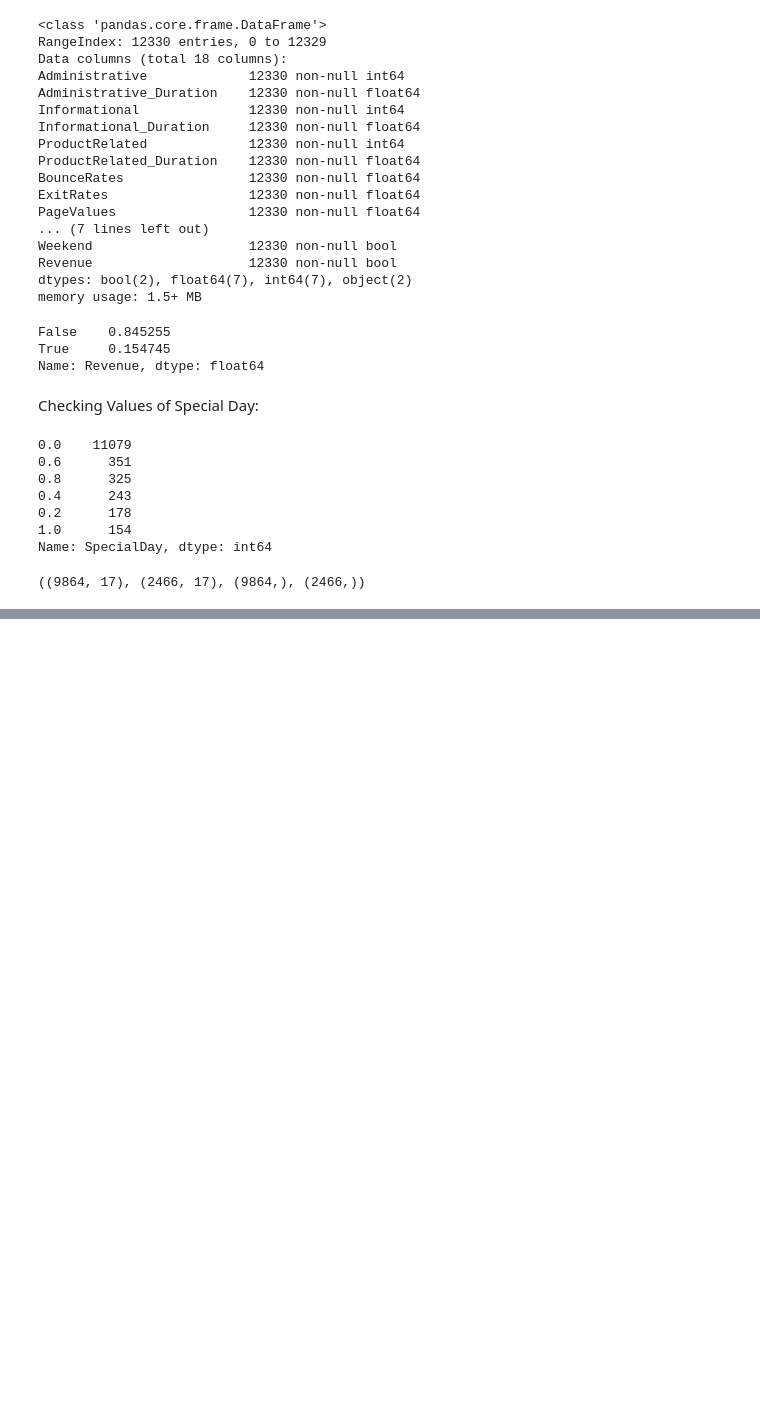
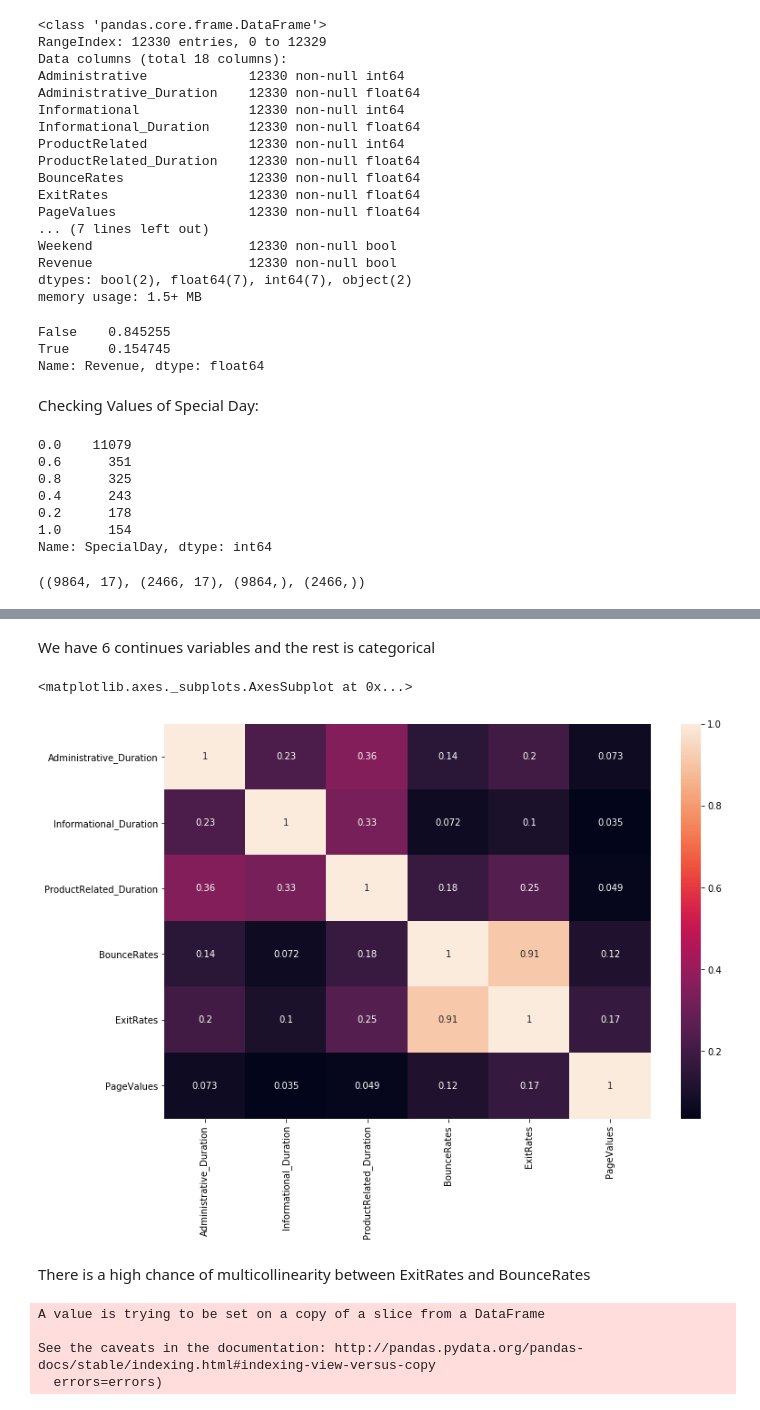
Before and after one commit to sezginisg/online_shoppers, a Jupyter notebook: Sez/Eda.ipynb, the cells around one changed output, grey strips where cells are left out. Cells and saved outputs as stored; diff of their text form; code cells hidden in the pictures; blank space fills up the shorter version.

```diff
--- a/Sez/Eda.ipynb
+++ b/Sez/Eda.ipynb
@@ -113,7 +121,7 @@ df.SpecialDay.value_counts()
 Name: SpecialDay, dtype: int64
 # %%
 # Assiging X and y to Features and Target Variables
-X = df.drop('Revenue', axis = 1)
+X = df.drop(columns=['Revenue'], axis = 1)
 y = df['Revenue']
 # %%
 seed=42
@@ -139,0 +165,2 @@ TypeError: numpy boolean subtract, the `-` operator, is deprecated, use the bitw
+# %% [markdown]
+ We have 6 continues variables and the rest is categorical
@@ -139,0 +174,17 @@ TypeError: numpy boolean subtract, the `-` operator, is deprecated, use the bitw
+# %%
+## Create a heatmap to check correlation between these variables
+fig = plt.figure(figsize=(12,8))
+sns.heatmap(X_train[['Administrative_Duration', 'Informational_Duration', 'ProductRelated_Duration',
+               'BounceRates', 'ExitRates', 'PageValues']].corr().abs(), annot=True)
+# %% [output]
+<matplotlib.axes._subplots.AxesSubplot at 0x...>
+[figure, added]
+# %% [markdown]
+There is a high chance of multicollinearity between ExitRates and BounceRates
+# %%
+df_con.drop(columns='BounceRates', inplace=True)
+# %% [output]
+A value is trying to be set on a copy of a slice from a DataFrame
+
+See the caveats in the documentation: http://pandas.pydata.org/pandas-docs/stable/indexing.html#indexing-view-versus-copy
+  errors=errors)
```
Also changed, not shown: parts of 18 cells of this notebook.
